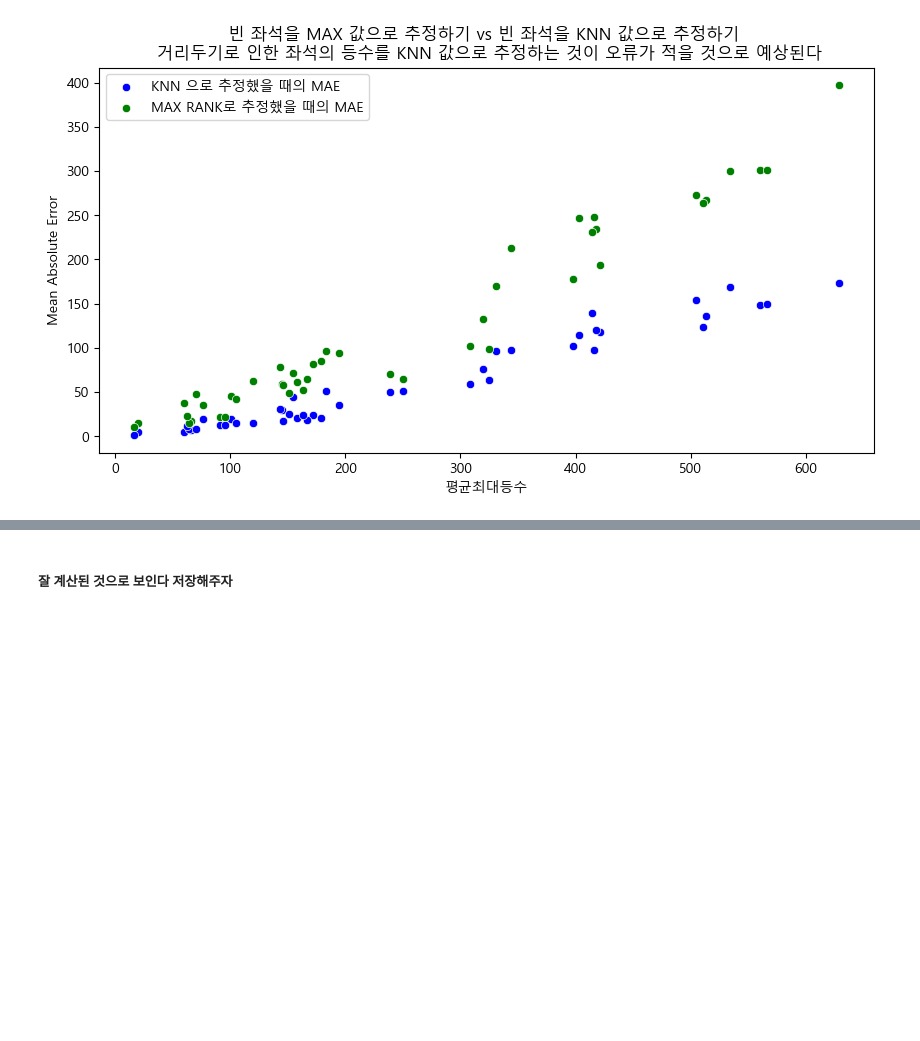
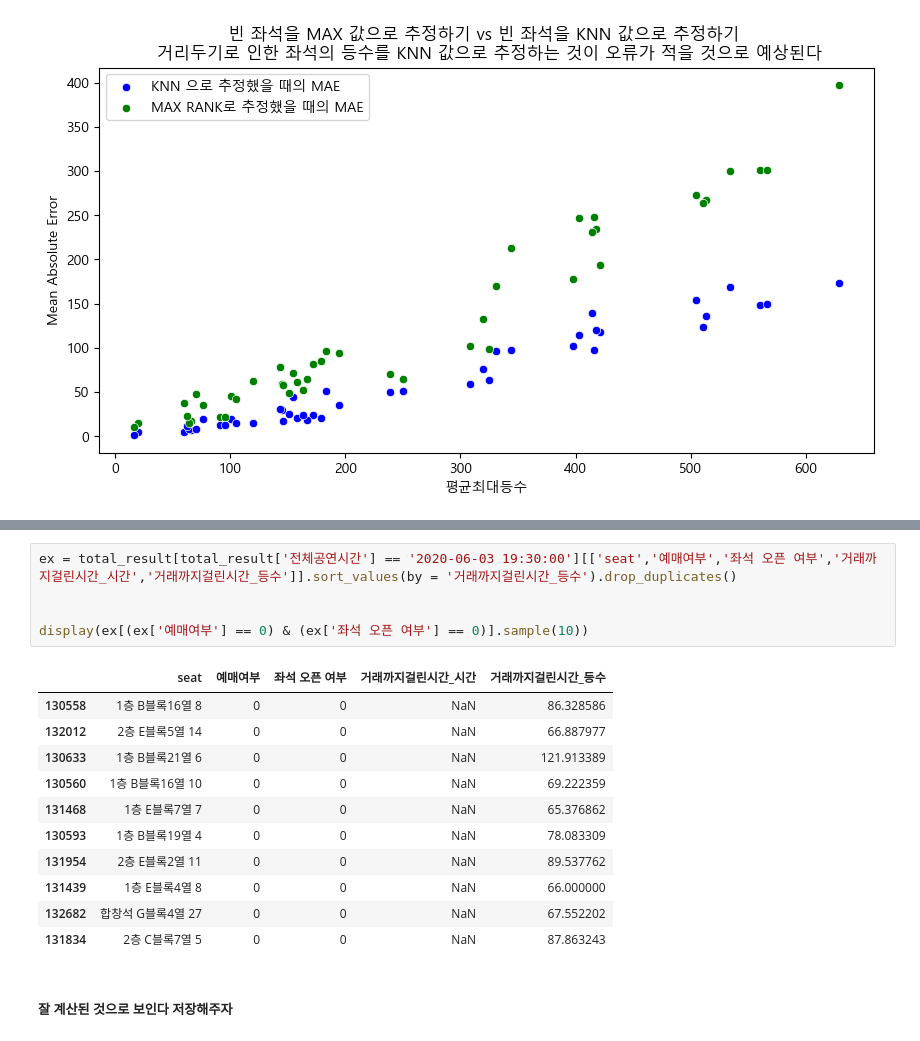
Before and after one commit to yonghyeun/BigContest-CocenrtHall, a Jupyter notebook: preprocessing/9. 거래까지 걸린 시간 계산.ipynb, the cells around one changed output, grey strips where cells are left out. Cells and saved outputs as stored; diff of their text form; blank space fills up the shorter version.

```diff
--- a/preprocessing/9. 거래까지 걸린 시간 계산.ipynb
+++ b/preprocessing/9. 거래까지 걸린 시간 계산.ipynb
@@ -383,3 +372,20 @@ total_result[total_result['전체공연시간'] == '2020-06-03 19:30:00'][['예
+# %%
+ex = total_result[total_result['전체공연시간'] == '2020-06-03 19:30:00'][['seat','예매여부','좌석 오픈 여부','거래까지걸린시간_시간','거래까지걸린시간_등수']].sort_values(by = '거래까지걸린시간_등수').drop_duplicates()
+
+
+display(ex[(ex['예매여부'] == 0) & (ex['좌석 오픈 여부'] == 0)].sample(10))
+# %% [output]
+|  | seat | 예매여부 | 좌석 오픈 여부 | 거래까지걸린시간_시간 | 거래까지걸린시간_등수 |
+| 130558 | 1층 B블록16열 8 | 0 | 0 | NaN | 86.328586 |
+| 132012 | 2층 E블록5열 14 | 0 | 0 | NaN | 66.887977 |
+| 130633 | 1층 B블록21열 6 | 0 | 0 | NaN | 121.913389 |
+| 130560 | 1층 B블록16열 10 | 0 | 0 | NaN | 69.222359 |
+| 131468 | 1층 E블록7열 7 | 0 | 0 | NaN | 65.376862 |
+| 130593 | 1층 B블록19열 4 | 0 | 0 | NaN | 78.083309 |
+| 131954 | 2층 E블록2열 11 | 0 | 0 | NaN | 89.537762 |
+| 131439 | 1층 E블록4열 8 | 0 | 0 | NaN | 66.000000 |
+| 132682 | 합창석 G블록4열 27 | 0 | 0 | NaN | 67.552202 |
+| 131834 | 2층 C블록7열 5 | 0 | 0 | NaN | 87.863243 |
 # %% [markdown]
 ##### **잘 계산된 것으로 보인다 저장해주자**
 # %%
```
Also changed, not shown: parts of 8 cells of this notebook, 12 other files.
